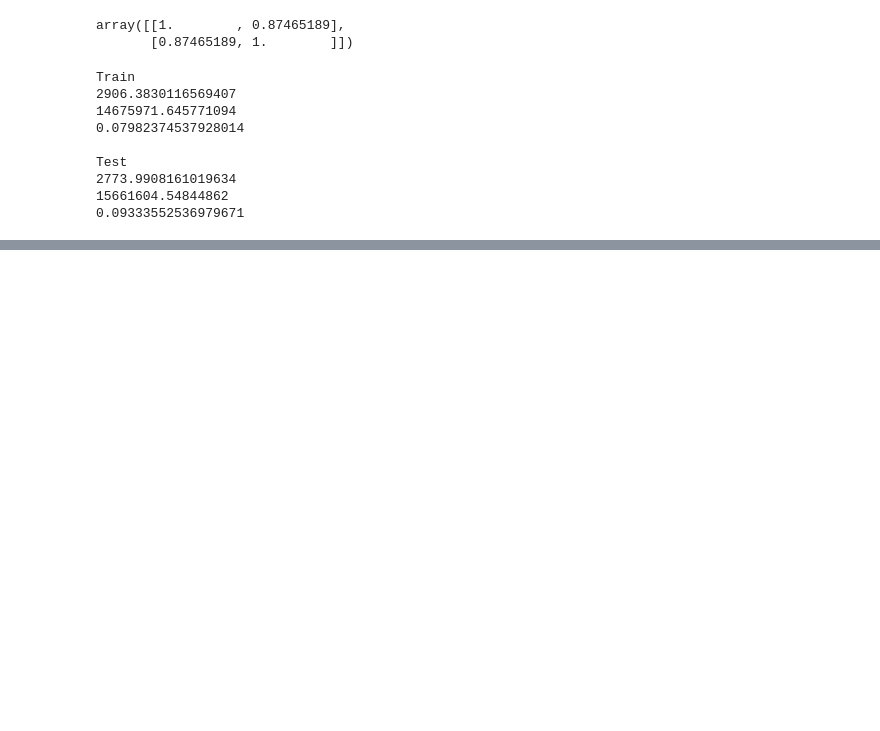
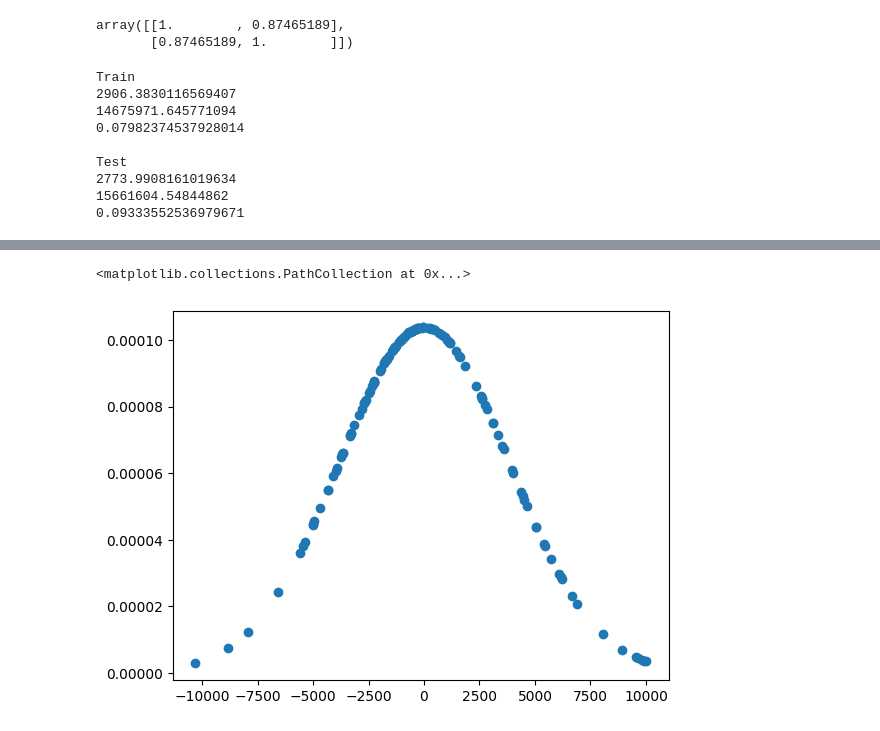
Before and after one commit to JXPJXT/MLNoteBooks, a Jupyter notebook: LinearRegression.ipynb, the cells around one changed output, grey strips where cells are left out. Saved outputs shown, nothing was run; the diff lists cells and outputs as text; code cells hidden in the pictures; blank space fills up the shorter version.

```diff
--- a/LinearRegression.ipynb
+++ b/LinearRegression.ipynb
@@ -400,0 +414,7 @@ Test
+# %%
+
+d = norm.pdf(train_error,train_error.mean(),train_error.std())
+plt.scatter(train_error,d)
+# %% [output]
+<matplotlib.collections.PathCollection at 0x...>
+[figure, added]
```
Also changed, not shown: parts of 22 cells of this notebook.
